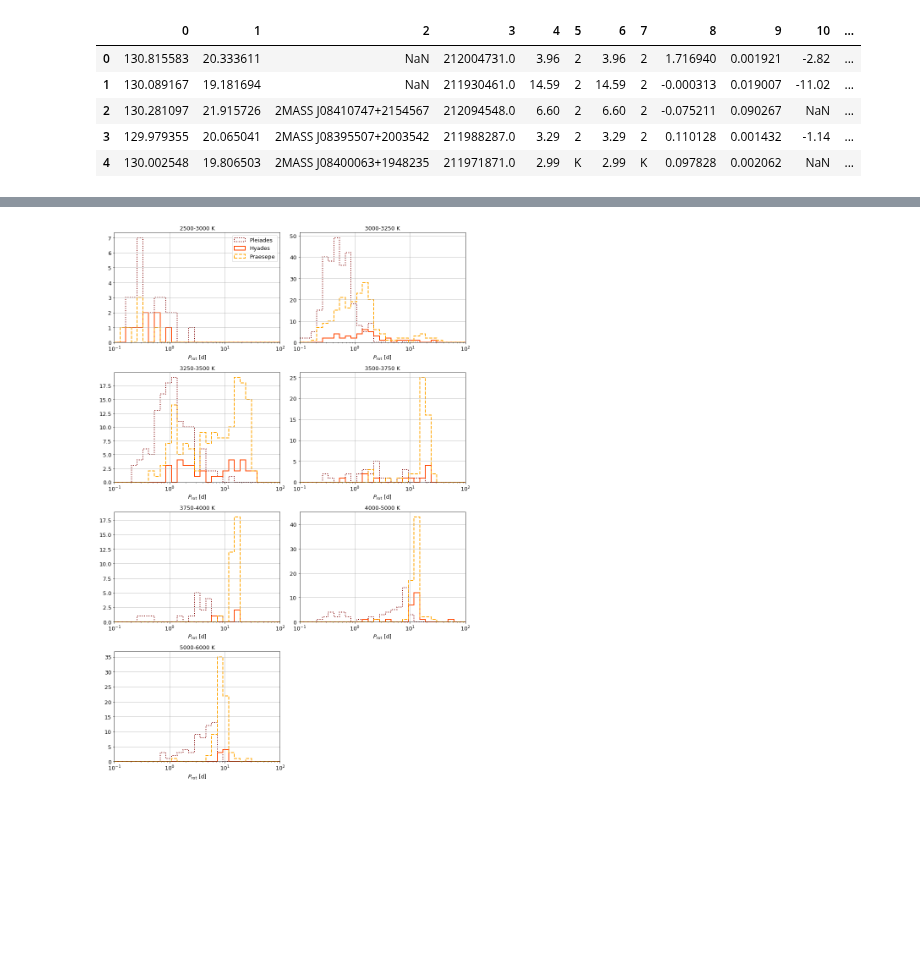
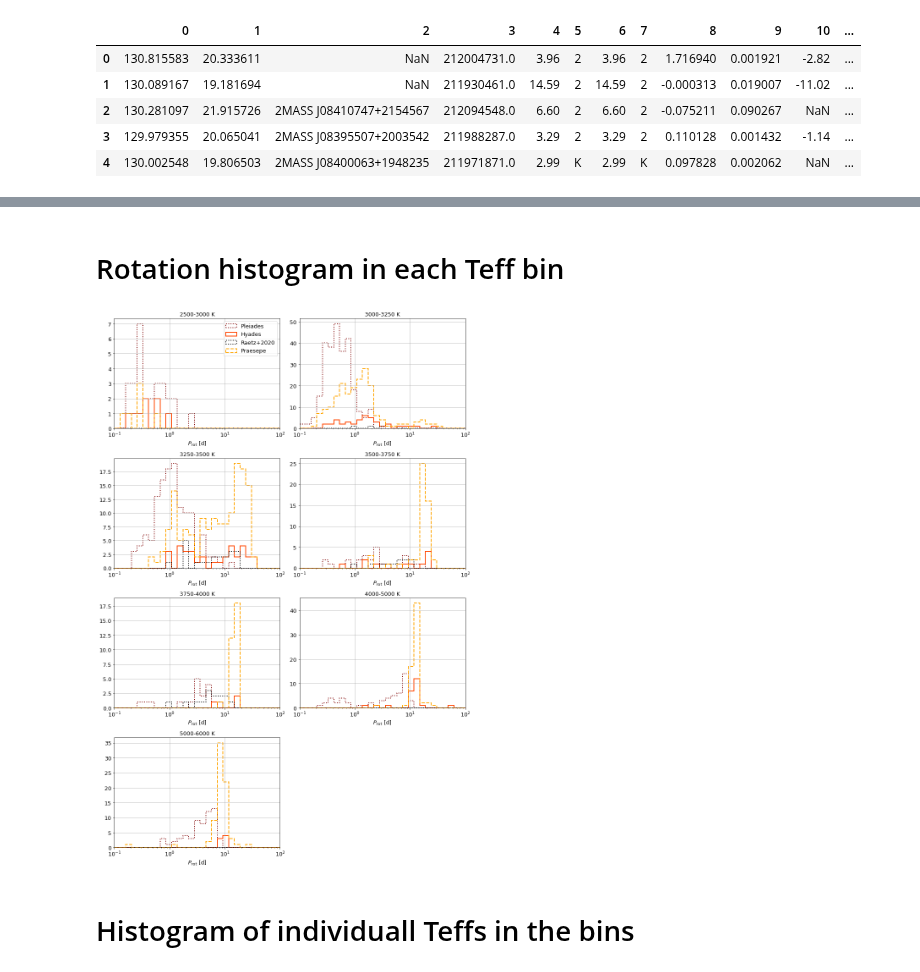
Before and after one commit to ekaterinailin/flares-in-clusters-with-k2-ii, a Jupyter notebook: VettingFlares/Rotation_histograms_pleiades_hyades_praesepe.ipynb, the cells around one changed output, grey strips where cells are left out. Drawn from its saved outputs; the diff is of its cells as text; code cells hidden in the pictures; blank space fills up the shorter version.

```diff
--- a/VettingFlares/Rotation_histograms_pleiades_hyades_praesepe.ipynb
+++ b/VettingFlares/Rotation_histograms_pleiades_hyades_praesepe.ipynb
@@ -85,0 +98,10 @@ praesepeflares[(praesepeflares.Teff_median>3500) & (praesepeflares.Teff_median<
+# %%
+bins_T = pd.cut(raetz["Teff"],
+                bins=[2500,3000,3250,3500,3750,4000,5000,6000],
+                labels=["2500-3000","3000-3250","3250-3500",
+                        "3500-3750","3750-4000","4000-5000","5000-6000"])
+
+Traetz = raetz.groupby(bins_T)
+# %%
+for bint, g in Traetz:
+    print(bint,g.shape[0])
@@ -85,0 +116,2 @@ praesepeflares[(praesepeflares.Teff_median>3500) & (praesepeflares.Teff_median<
+# %% [markdown]
+# Rotation histogram in each Teff bin
@@ -86,54 +121,75 @@ praesepeflares[(praesepeflares.Teff_median>3500) & (praesepeflares.Teff_median<
 # %%
 bins_T = pd.cut(hyadesflares["Teff_median"],
                 bins=[2500,3000,3250,3500,3750,4000,5000,6000],
-                labels=["2500-3000","3000-3250","3250-3500","3500-3750","3750-4000","4000-5000","5000-6000"])
+                labels=["2500-3000","3000-3250","3250-3500",
+                        "3500-3750","3750-4000","4000-5000","5000-6000"])
 
 Thyades = hyadesflares.groupby(bins_T)
 
 bins_T = pd.cut(praesepeflares["Teff_median"],
                 bins=[2500,3000,3250,3500,3750,4000,5000,6000],
-                labels=["2500-3000","3000-3250","3250-3500","3500-3750","3750-4000","4000-5000","5000-6000"])
+                labels=["2500-3000","3000-3250","3250-3500",
+                        "3500-3750","3750-4000","4000-5000","5000-6000"])
 
 Tpraesepe = praesepeflares.groupby(bins_T)
 
 bins_T = pd.cut(pleiadesflares["Teff_median"],
                 bins=[2500,3000,3250,3500,3750,4000,5000,6000],
-                labels=["2500-3000","3000-3250","3250-3500","3500-3750","3750-4000","4000-5000","5000-6000"])
+                labels=["2500-3000","3000-3250","3250-3500",
+                        "3500-3750","3750-4000","4000-5000","5000-6000"])
 
 Tpleiades = pleiadesflares.groupby(bins_T)
 # %%
 fig, axes = plt.subplots(nrows=4,ncols=2,figsize=(12.5,18.5), squeeze=True)
 axes = [l for x in axes for l in x]
+
 k=0
 for bint, g in Tpleiades:
     g = g.drop_duplicates(subset=["EPIC","prot"])
     g.prot.hist(bins=bins, ax=axes[k],edgecolor="maroon", linestyle="dotted",
-                histtype="step",linewidth=2,label="Pleiades")#,density=True)
+                histtype="step",linewidth=2,label="Pleiades")
     k += 1
 k=0
 for bint, g in Thyades:
     g = g.drop_duplicates(subset=["EPIC","prot"])
     g.prot.hist(bins=bins, ax=axes[k],edgecolor="orangered",
-                histtype="step",linewidth=2,label="Hyades")#,density=True)
+                histtype="step",linewidth=2,label="Hyades")
     k += 1
+
+#------------------------------------------------------
+k=0
+for bint, g in Traetz:
+    g = g.drop_duplicates(subset=["EPIC","Prot"])
+    g.Prot.hist(bins=bins, ax=axes[k],edgecolor="k", linestyle="dotted",
+                histtype="step",linewidth=2,label="Raetz+2020")
+    k += 1
+#------------------------------------------------------
+
 k=0
 for bint, g in Tpraesepe:
     g = g.drop_duplicates(subset=["EPIC","prot"])
     g.prot.hist(bins=bins, ax=axes[k],edgecolor="orange",
                 histtype="step",linewidth=2, linestyle="dashed",
-                label="Praesepe")#,density=True)
+                label="Praesepe")
 
     axes[k].set_title(bint + " K")
     axes[k].set_xscale("log")
     axes[k].set_xlim(.1,100)
     axes[k].set_xlabel(r"$P_\mathrm{rot}$ [d]")
     k += 1
+
+
+
 axes[-1].axis('off')
 axes[0].legend()
 plt.tight_layout()
-#plt.savefig(f"{paperdir}pics/rotation/SpT_wise_rotation.png", dpi=300)
+
+# plt.savefig(f"plots/{tstamp}_SpT_wise_rotation.png", dpi=300)
+# plt.savefig(f"{paperdir}pics/rotation/SpT_wise_rotation.png", dpi=300)
 # %% [output]
-[figure, old version]
+[figure, new version]
+# %% [markdown]
+# Histogram of individuall Teffs in the bins
 # %%
 fig, axes = plt.subplots(nrows=4,ncols=2,figsize=(12.5,18.5), squeeze=True)
 axes = [l for x in axes for l in x]
```
Also changed, not shown: parts of 18 cells of this notebook, 3 other files.
